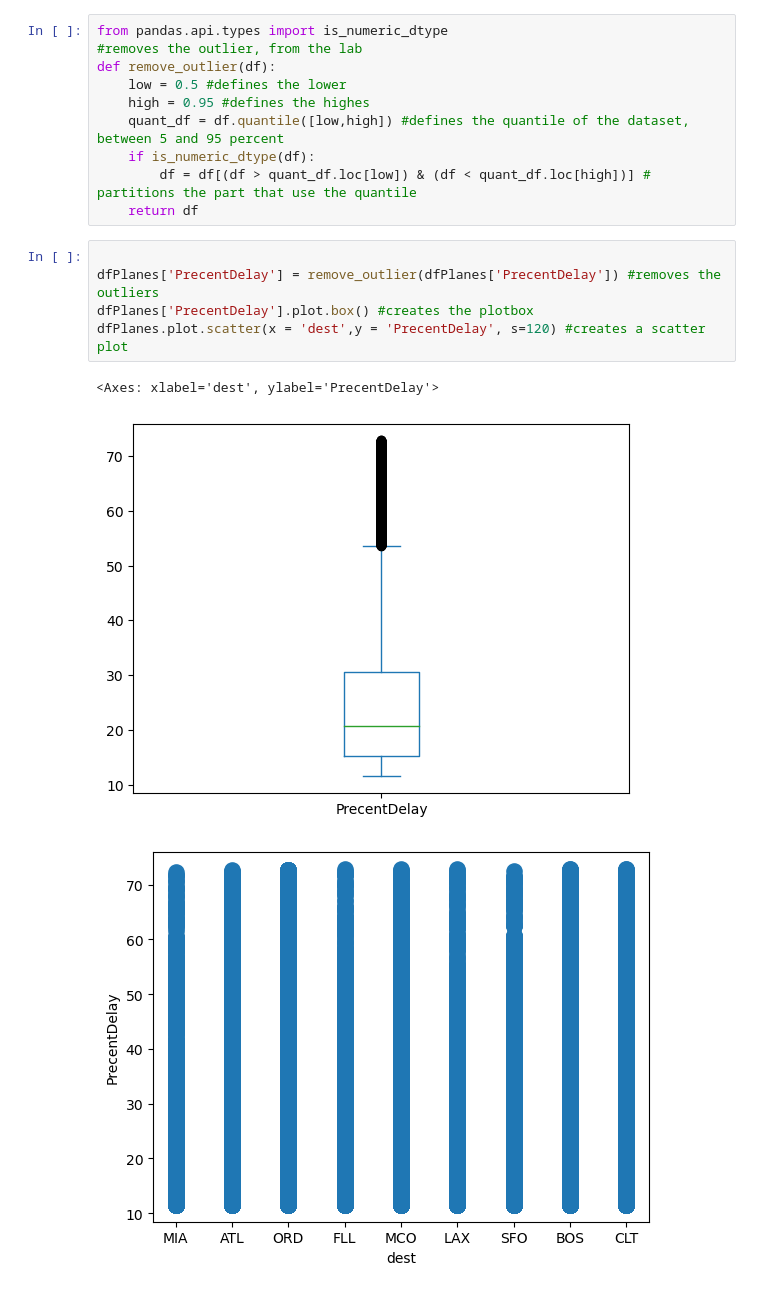
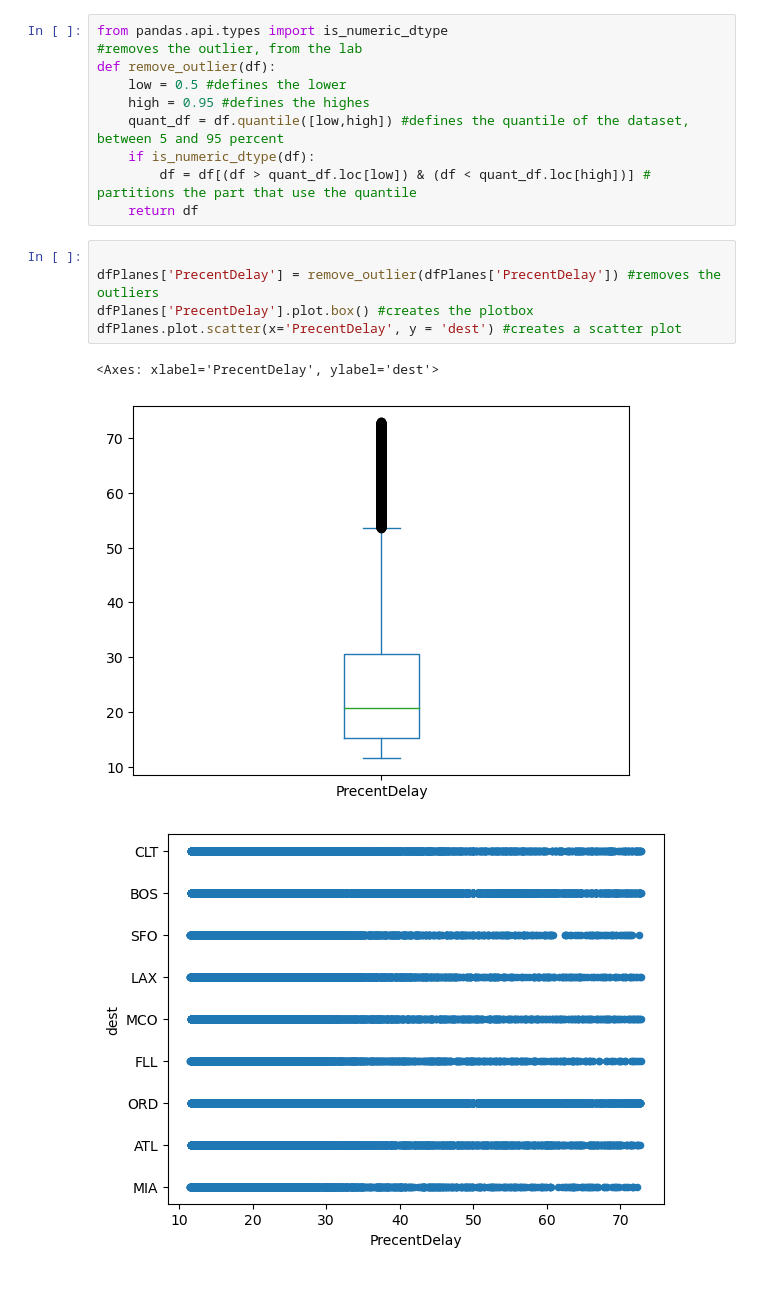
Before and after one commit to jpwiig/DAVE3625-intro-to-ai, a Jupyter notebook: lab-3/lab-3.ipynb, the cells around one changed output. Drawn from its saved outputs; the diff is of its cells as text.

```diff
--- a/lab-3/lab-3.ipynb
+++ b/lab-3/lab-3.ipynb
@@ -115,9 +121,9 @@ def remove_outlier(df):
 # %%
 
 dfPlanes['PrecentDelay'] = remove_outlier(dfPlanes['PrecentDelay']) #removes the outliers
 dfPlanes['PrecentDelay'].plot.box() #creates the plotbox
-dfPlanes.plot.scatter(x = 'dest',y = 'PrecentDelay', s=120) #creates a scatter plot
+dfPlanes.plot.scatter(x='PrecentDelay', y = 'dest') #creates a scatter plot
 # %% [output]
-<Axes: xlabel='dest', ylabel='PrecentDelay'>
+<Axes: xlabel='PrecentDelay', ylabel='dest'>
 [figure]
-[figure, old version]
+[figure, new version]
```
Also changed, not shown: parts of 3 cells of this notebook, 1 other file.
